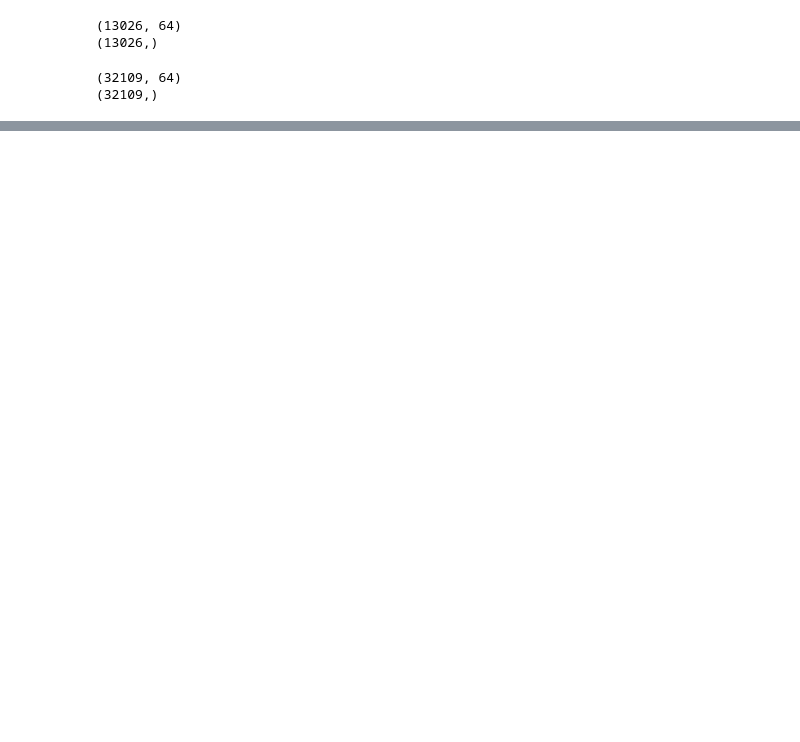
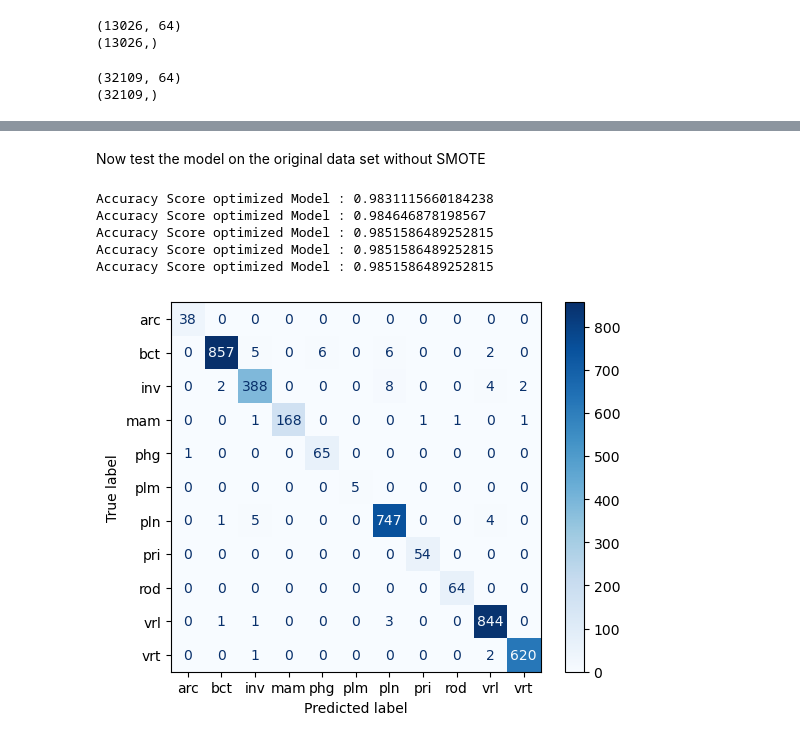
Before and after one commit to Philipp-Tanrek/ML-PR-Project, a Jupyter notebook: Codon_ML.ipynb, the cells around one changed output, grey strips where cells are left out. Cells and saved outputs as stored; diff of their text form; code cells hidden in the pictures; blank space fills up the shorter version.

```diff
--- a/Codon_ML.ipynb
+++ b/Codon_ML.ipynb
@@ -289,0 +334,20 @@ plt.show()
+# %% [markdown]
+Now test the model on the original data set without SMOTE
+# %%
+for i in range(5):
+    X_train, X_test, y_train, y_test = train_test_split(X, y, stratify = y,  test_size= 0.3)
+    y_pred = model.predict(X_test)
+    print(f"Accuracy Score optimized Model : {accuracy_score(y_test, y_pred)}")
+# %% [output]
+Accuracy Score optimized Model : 0.9831115660184238
+Accuracy Score optimized Model : 0.984646878198567
+Accuracy Score optimized Model : 0.9851586489252815
+Accuracy Score optimized Model : 0.9851586489252815
+Accuracy Score optimized Model : 0.9851586489252815
+# %%
+cm = confusion_matrix(y_test, y_pred)
+disp = ConfusionMatrixDisplay(confusion_matrix=cm, display_labels=LabelEncoder().fit(df['Kingdom']).classes_)
+disp.plot(cmap='Blues')
+plt.show()
+# %% [output]
+[figure, added]
```
Also changed, not shown: parts of 36 cells of this notebook.
